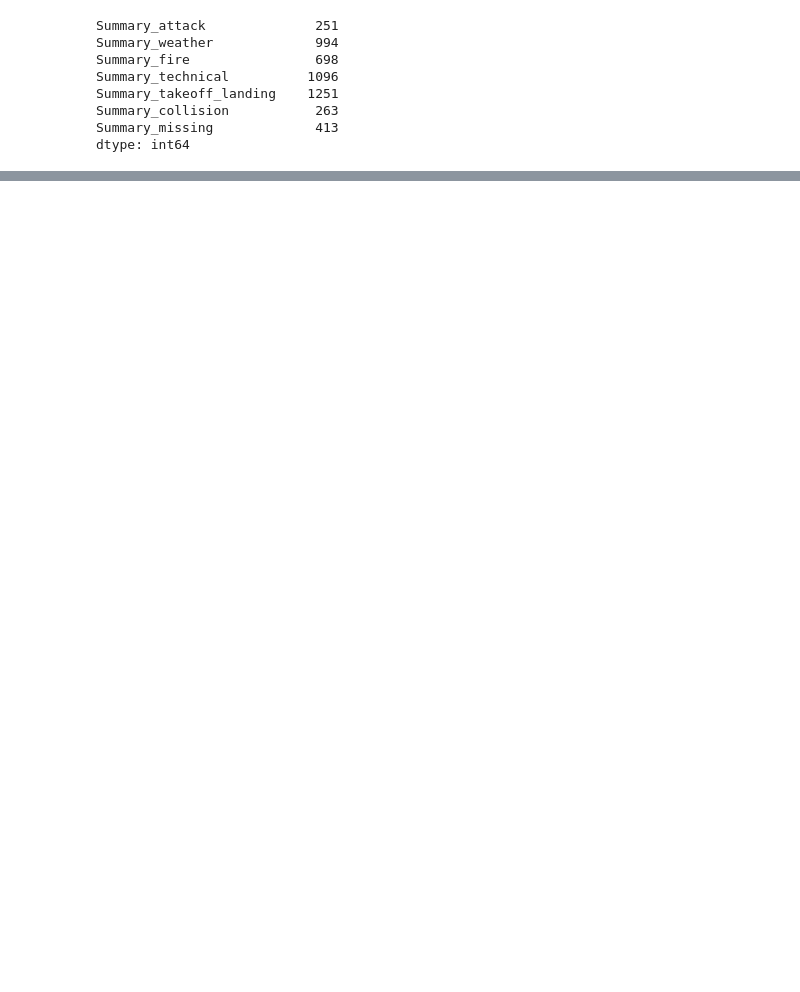
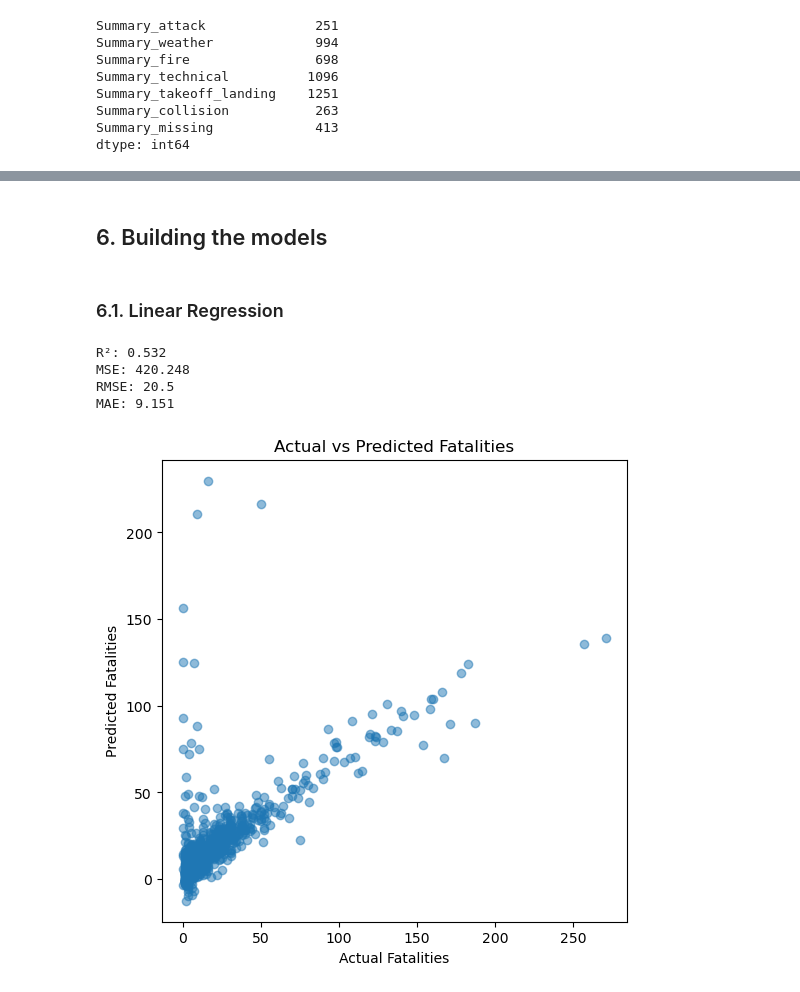
Before and after one commit to tomwillhughes/ML_project, a Jupyter notebook: Notebooks/Airplane_Crash_Prediction.ipynb, the cells around one changed output, grey strips where cells are left out. Saved outputs shown, nothing was run; the diff lists cells and outputs as text; code cells hidden in the pictures; blank space fills up the shorter version.

```diff
--- a/Notebooks/Airplane_Crash_Prediction.ipynb
+++ b/Notebooks/Airplane_Crash_Prediction.ipynb
@@ -1679,0 +1869,9 @@ Created new buckets based on whether strings were present in the summary. for ex
+# %%
+# implement StandardScaler()
+scaler = StandardScaler()
+
+# fit training data
+X_train[["Aboard", "Ground"]] = scaler.fit_transform(X_train[["Aboard", "Ground"]])
+
+#transform test data
+X_test[["Aboard", "Ground"]] = scaler.transform(X_test[["Aboard", "Ground"]])
@@ -1679,0 +1903,38 @@ Created new buckets based on whether strings were present in the summary. for ex
+# %% [markdown]
+## 6. Building the models
+# %% [markdown]
+### 6.1. Linear Regression
+# %%
+# build model
+linear_model = LinearRegression()
+
+# fit model
+linear_model.fit(X_train, y_train)
+
+# predictions
+y_pred = linear_model.predict(X_test)
+
+# results
+r2 = r2_score(y_test, y_pred)
+mse = mean_squared_error(y_test, y_pred)
+rmse = mse ** 0.5
+mae = mean_absolute_error(y_test, y_pred)
+
+print("R²:", round(r2, 3))
+print("MSE:", round(mse, 3))
+print("RMSE:", round(rmse, 3))
+print("MAE:", round(mae, 3))
+# %% [output]
+R²: 0.532
+MSE: 420.248
+RMSE: 20.5
+MAE: 9.151
+# %%
+plt.figure(figsize=(6,6))
+plt.scatter(y_test, y_pred, alpha=0.5)
+plt.xlabel("Actual Fatalities")
+plt.ylabel("Predicted Fatalities")
+plt.title("Actual vs Predicted Fatalities")
+plt.show()
+# %% [output]
+[figure, added]
```
Also changed, not shown: parts of 28 cells of this notebook.
